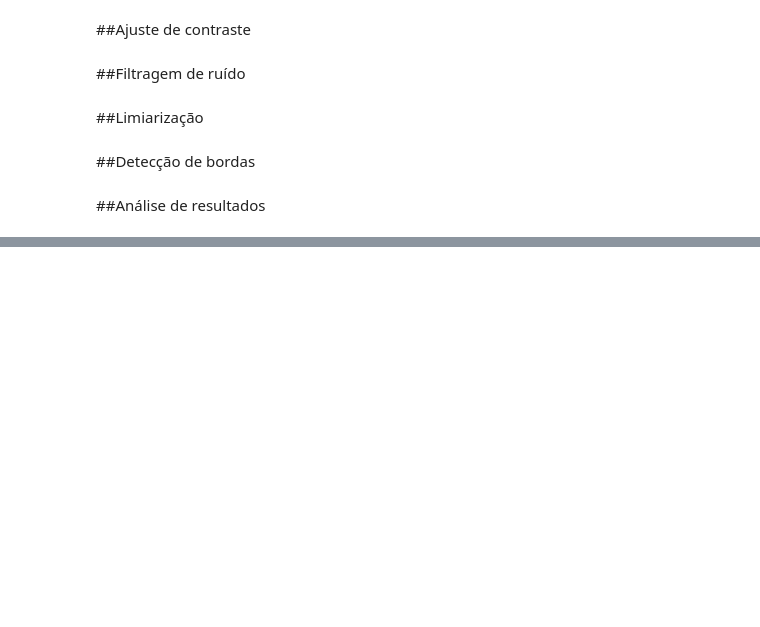
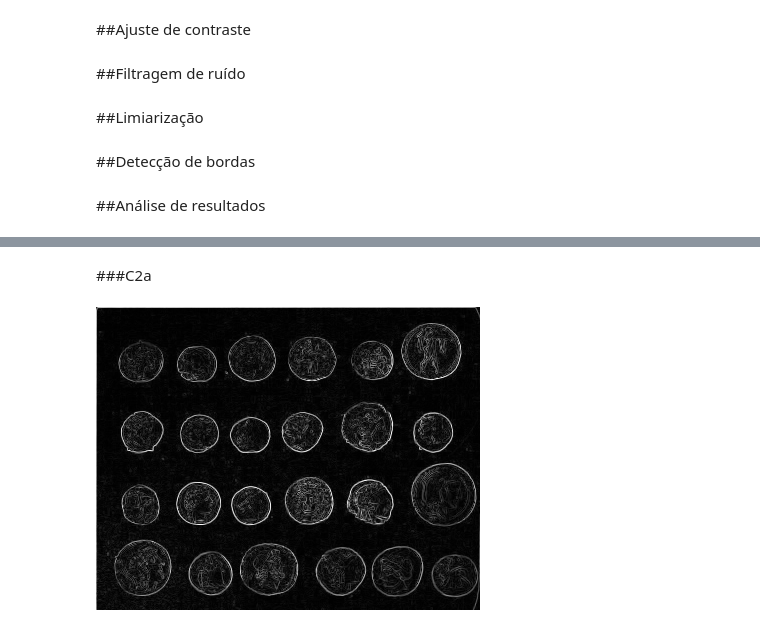
Before and after one commit to IagoMagalhaes23/BBP1026---PROCESSAMENTO-DIGITAL-DE-IMAGENS, a Jupyter notebook: Trabalho_2_Iago_Magalhaes.ipynb, the cells around one changed output, grey strips where cells are left out. Saved outputs shown, nothing was run; the diff lists cells and outputs as text; code cells hidden in the pictures; blank space fills up the shorter version.

```diff
--- a/Trabalho_2_Iago_Magalhaes.ipynb
+++ b/Trabalho_2_Iago_Magalhaes.ipynb
@@ -67,0 +191,17 @@ def filter(image, filtro, kernel):
+# %% [markdown]
+###C2a
+# %%
+alpha = 1.0
+beta = 30
+filtro = 'gaussian'
+kernel = 3
+window_size = 15
+
+imageContrast = contrast(image, alpha, beta)
+imageFilter = filter(imageContrast, filtro, kernel)
+limiaImage = thresholdingLocal(imageFilter, window_size)
+result = robertEdge(image)
+
+cv2_imshow(result)
+# %% [output]
+[figure, added]
```
Also changed, not shown: parts of 17 cells of this notebook.
